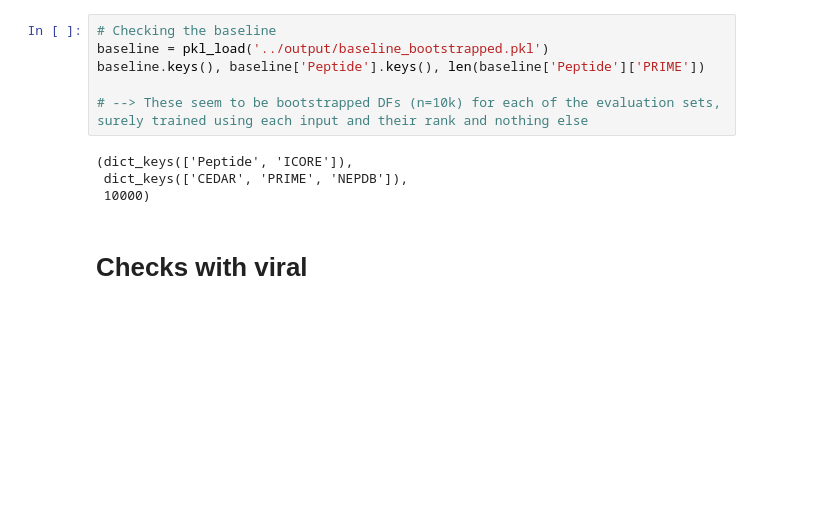
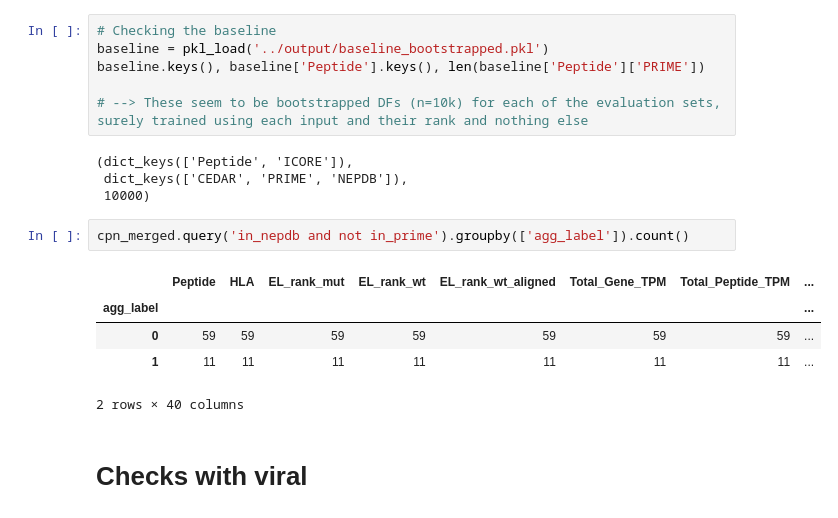
Before and after one commit to richieYT-wan/cedar, a Jupyter notebook: notebook/231017_new_data_and_review.ipynb, the cells around one changed output. Saved outputs shown, nothing was run; the diff lists cells and outputs as text; blank space fills up the shorter version.

```diff
--- a/notebook/231017_new_data_and_review.ipynb
+++ b/notebook/231017_new_data_and_review.ipynb
@@ -228,6 +228,14 @@ baseline.keys(), baseline['Peptide'].keys(), len(baseline['Peptide']['PRIME'])
 (dict_keys(['Peptide', 'ICORE']),
  dict_keys(['CEDAR', 'PRIME', 'NEPDB']),
  10000)
+# %%
+cpn_merged.query('in_nepdb and not in_prime').groupby(['agg_label']).count()
+# %% [output]
+|  | Peptide | HLA | EL_rank_mut | EL_rank_wt | EL_rank_wt_aligned | Total_Gene_TPM | Total_Peptide_TPM | ... |
+| agg_label |  |  |  |  |  |  |  | ... |
+| 0 | 59 | 59 | 59 | 59 | 59 | 59 | 59 | ... |
+| 1 | 11 | 11 | 11 | 11 | 11 | 11 | 11 | ... |
+2 rows × 40 columns
 # %% [markdown]
 # Checks with viral
 # %%
```
Also changed, not shown: 1 other file.
